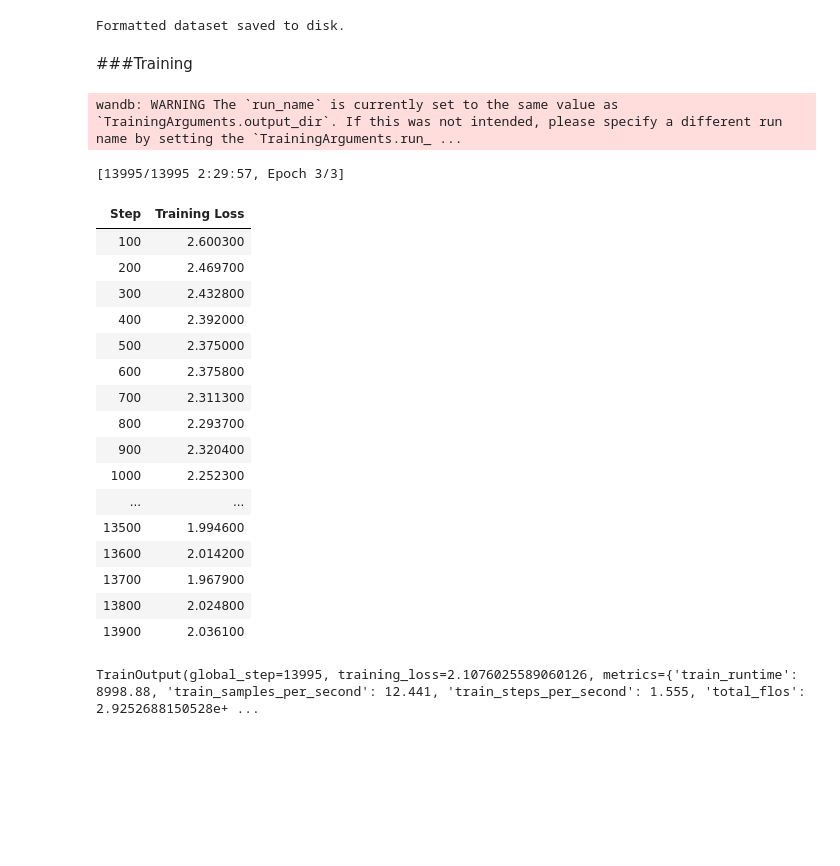
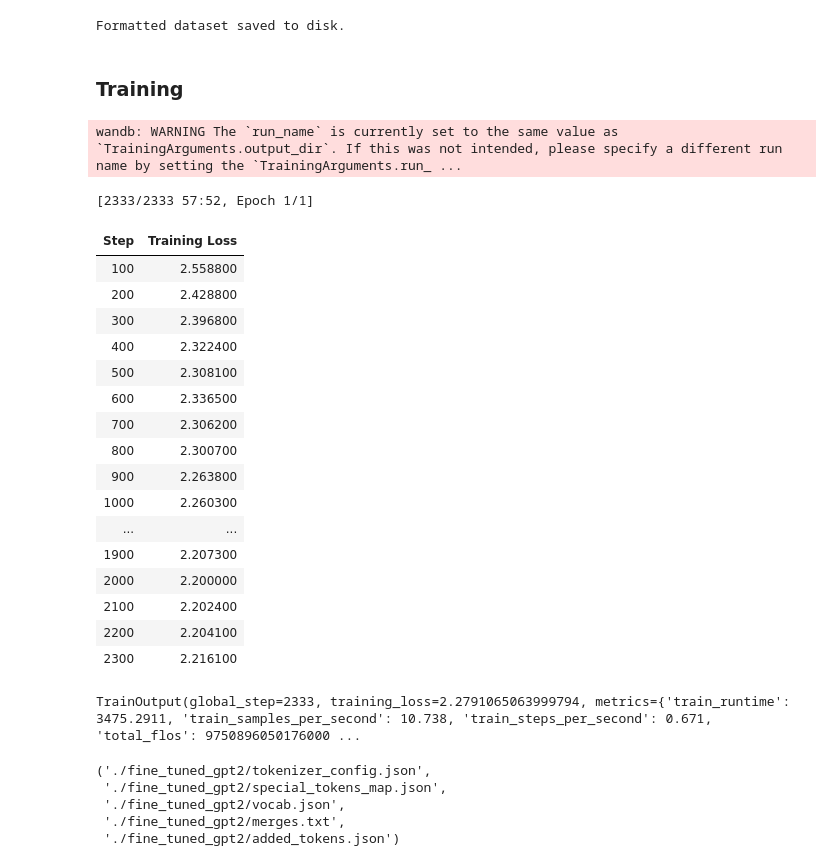
Before and after one commit to ericrlessa/ai-deeplearning-math, a Jupyter notebook: python-assistant/python-assistant-gpt2.ipynb, the cells around one changed output. Drawn from its saved outputs; the diff is of its cells as text; code cells hidden in the pictures; blank space fills up the shorter version.

```diff
--- a/python-assistant/python-assistant-gpt2.ipynb
+++ b/python-assistant/python-assistant-gpt2.ipynb
@@ -75,7 +75,7 @@ print("Formatted dataset saved to disk.")
 # %% [output]
 Formatted dataset saved to disk.
 # %% [markdown]
-###Training
+### Training
 # %%
 from transformers import GPT2LMHeadModel, GPT2Tokenizer, Trainer, TrainingArguments, DataCollatorForLanguageModeling
 from datasets import load_from_disk
@@ -104,51 +104,51 @@ tokenized_dataset = formatted_qa_dataset.map(tokenize_function, batched=True, re
 training_args = TrainingArguments(
     output_dir="./fine_tuned_gpt2",
     overwrite_output_dir=True,
-    num_train_epochs=3,
+    num_train_epochs=1,
     per_device_train_batch_size=8,
     save_steps=500,
     save_total_limit=2,
     logging_dir="./logs",
     logging_steps=100,
     learning_rate=5e-5
 )
 
 # Define data collator
 data_collator = DataCollatorForLanguageModeling(
     tokenizer=tokenizer,
     mlm=False  # Causal language modeling
 )
 
 # Initialize the trainer
 trainer = Trainer(
     model=model,
     args=training_args,
     train_dataset=tokenized_dataset,
     data_collator=data_collator
 )
 
 # Fine-tune the model
 trainer.train()
 # %% [output]
 wandb: WARNING The `run_name` is currently set to the same value as `TrainingArguments.output_dir`. If this was not intended, please specify a different run name by setting the `TrainingArguments.run_ ...
-[13995/13995 2:29:57, Epoch 3/3]
+[2333/2333 57:52, Epoch 1/1]
 | Step | Training Loss |
-| 100 | 2.600300 |
-| 200 | 2.469700 |
-| 300 | 2.432800 |
-| 400 | 2.392000 |
-| 500 | 2.375000 |
-| 600 | 2.375800 |
-| 700 | 2.311300 |
-| 800 | 2.293700 |
-| 900 | 2.320400 |
-| 1000 | 2.252300 |
+| 100 | 2.558800 |
+| 200 | 2.428800 |
+| 300 | 2.396800 |
+| 400 | 2.322400 |
+| 500 | 2.308100 |
+| 600 | 2.336500 |
+| 700 | 2.306200 |
+| 800 | 2.300700 |
+| 900 | 2.263800 |
+| 1000 | 2.260300 |
 | ... | ... |
-| 13500 | 1.994600 |
-| 13600 | 2.014200 |
-| 13700 | 1.967900 |
-| 13800 | 2.024800 |
-| 13900 | 2.036100 |
+| 1900 | 2.207300 |
+| 2000 | 2.200000 |
+| 2100 | 2.202400 |
+| 2200 | 2.204100 |
+| 2300 | 2.216100 |
-TrainOutput(global_step=13995, training_loss=2.1076025589060126, metrics={'train_runtime': 8998.88, 'train_samples_per_second': 12.441, 'train_steps_per_second': 1.555, 'total_flos': 2.9252688150528e+ ...
+TrainOutput(global_step=2333, training_loss=2.2791065063999794, metrics={'train_runtime': 3475.2911, 'train_samples_per_second': 10.738, 'train_steps_per_second': 0.671, 'total_flos': 9750896050176000 ...
 # %%
 trainer.save_model("./fine_tuned_gpt2")
@@ -155,0 +155,8 @@ tokenizer.save_pretrained("./fine_tuned_gpt2")
+# %%
+tokenizer.save_pretrained("./fine_tuned_gpt2")
+# %% [output]
+('./fine_tuned_gpt2/tokenizer_config.json',
+ './fine_tuned_gpt2/special_tokens_map.json',
+ './fine_tuned_gpt2/vocab.json',
+ './fine_tuned_gpt2/merges.txt',
+ './fine_tuned_gpt2/added_tokens.json')
```
Also changed, not shown: parts of 8 cells of this notebook.
